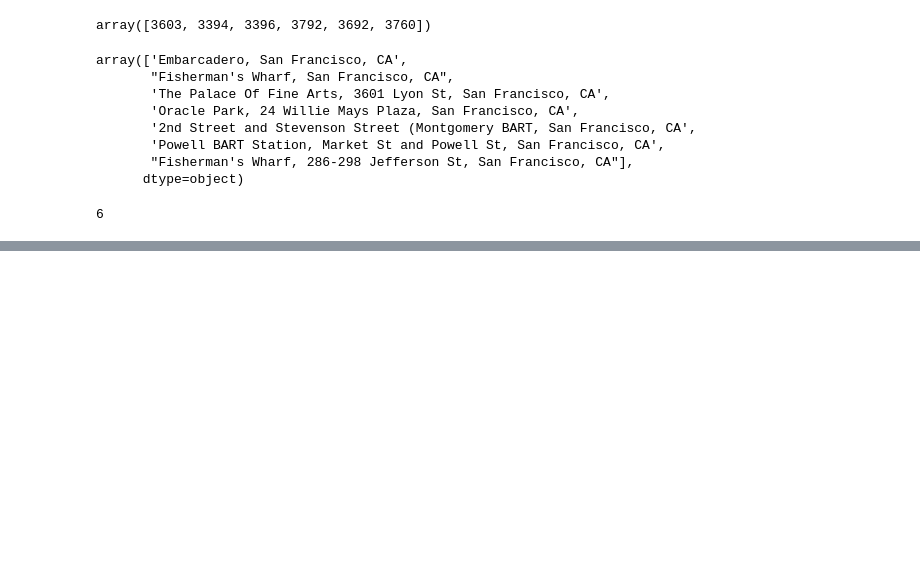
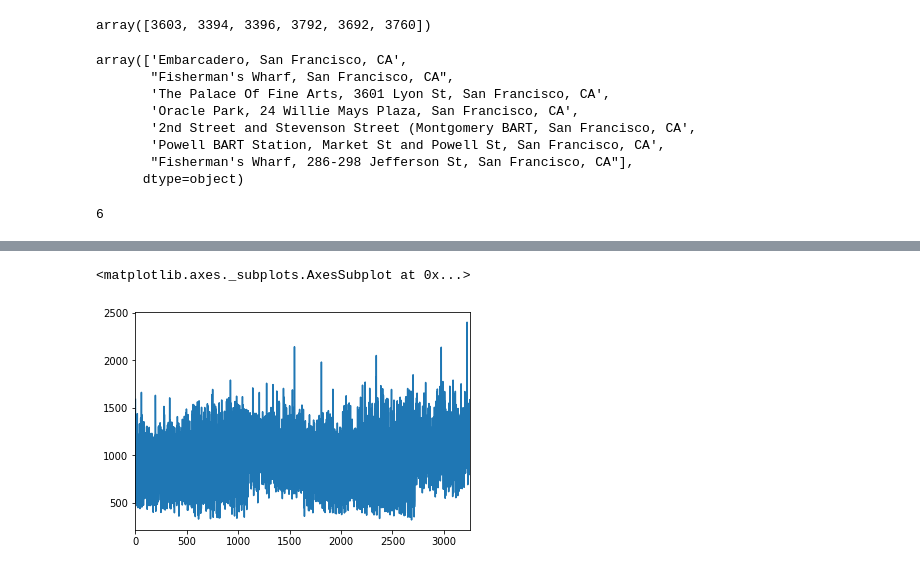
Before and after one commit to helenhc/Datahacks-2020, a Jupyter notebook: DATAHACKS 2020.ipynb, the cells around one changed output, grey strips where cells are left out. Drawn from its saved outputs; the diff is of its cells as text; code cells hidden in the pictures; blank space fills up the shorter version.

```diff
--- a/DATAHACKS 2020.ipynb
+++ b/DATAHACKS 2020.ipynb
@@ -59,0 +61,5 @@ for i in column_vals:
+# %%
+barts_hotspot['AM Mean Travel Time (Seconds)'].plot()
+# %% [output]
+<matplotlib.axes._subplots.AxesSubplot at 0x...>
+[figure, added]
```
Also changed, not shown: parts of 18 cells of this notebook.
